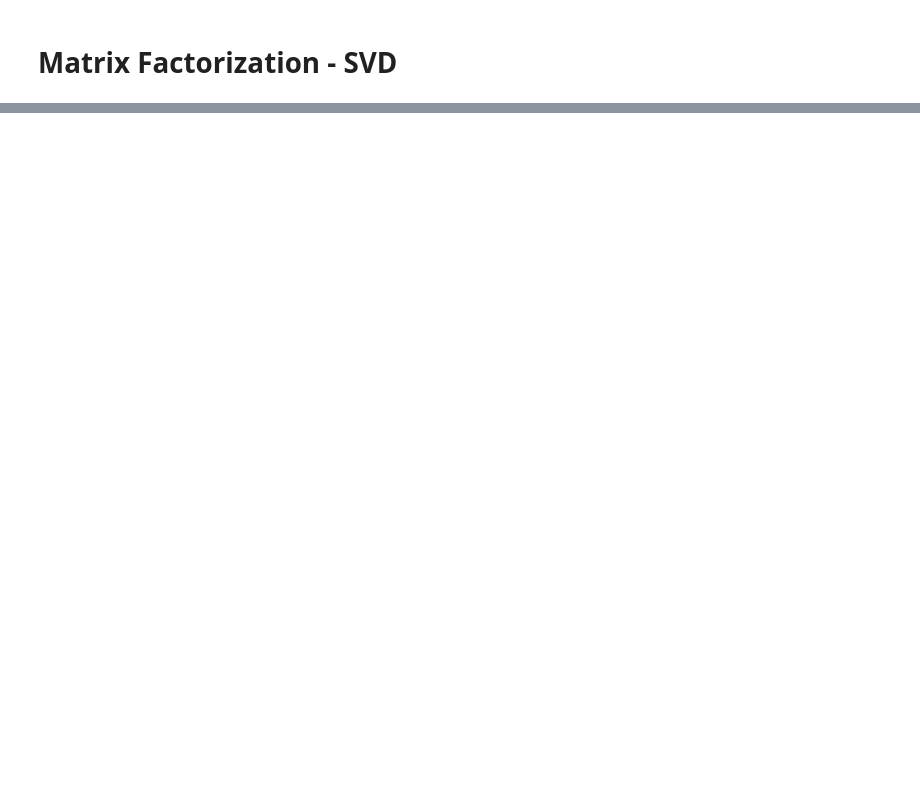
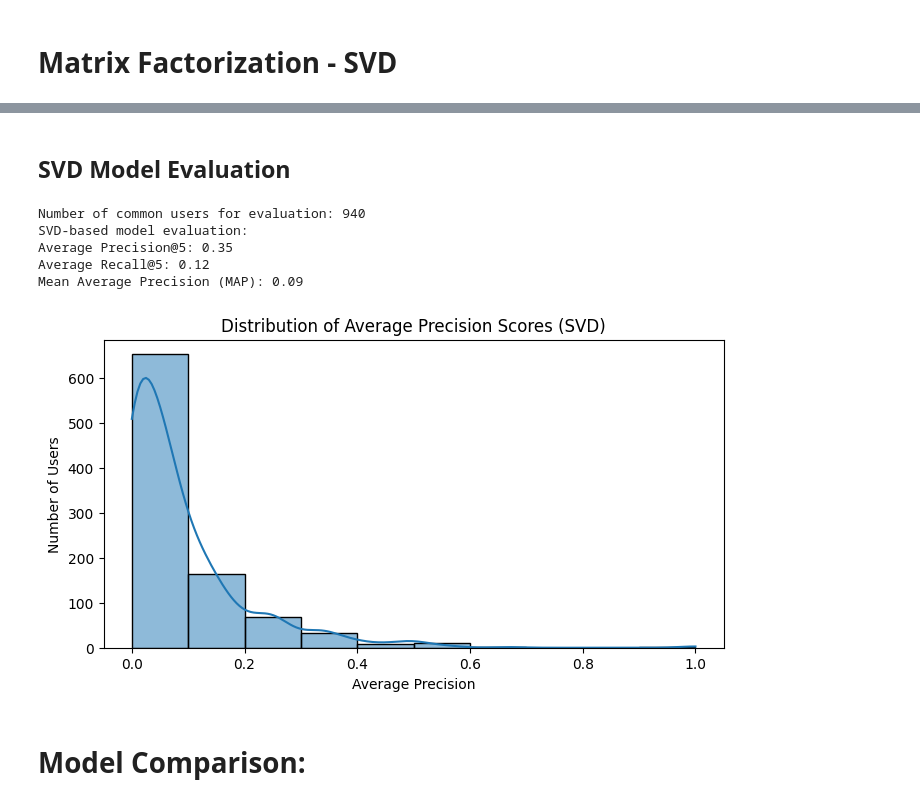
Before and after one commit to itsJonnie/Movie-Recommendation-System, a Jupyter notebook: Movie_Recommendation_System.ipynb, the cells around one changed output, grey strips where cells are left out. Drawn from its saved outputs; the diff is of its cells as text; code cells hidden in the pictures; blank space fills up the shorter version.

```diff
--- a/Movie_Recommendation_System.ipynb
+++ b/Movie_Recommendation_System.ipynb
@@ -600,0 +747,61 @@ from sklearn.decomposition import TruncatedSVD
+# %% [markdown]
+## SVD Model Evaluation
+# %%
+k = 5  # Number of recommendations per user for evaluation
+precision_scores = []
+recall_scores = []
+average_precision_scores = []
+
+def average_precision(recs, ground_truth):
+    if not ground_truth:
+        return 0.0
+    hit_count = 0
+    precision_sum = 0.0
+    for i, movie in enumerate(recs, start=1):
+        if movie in ground_truth:
+            hit_count += 1
+            precision_sum += hit_count / i
+    return precision_sum / len(ground_truth)
+
+# Identify users that are common to both test set and the training matrix
+common_users = set(df_test['userId']).intersection(train_user_movie_matrix.index)
+print("Number of common users for evaluation:", len(common_users))
+
+for user in common_users:
+    ground_truth = set(df_test[df_test['userId'] == user]['title'])
+    recs = recommend_movies_svd(user, predicted_ratings_df, train_user_movie_matrix, num_recommendations=k)
+    if recs:
+        precision = len(set(recs) & ground_truth) / len(recs)
+        recall = len(set(recs) & ground_truth) / len(ground_truth) if ground_truth else 0
+        ap = average_precision(recs, ground_truth)
+        precision_scores.append(precision)
+        recall_scores.append(recall)
+        average_precision_scores.append(ap)
+
+if precision_scores:
+    avg_precision = np.mean(precision_scores)
+    avg_recall = np.mean(recall_scores)
+    MAP = np.mean(average_precision_scores)
+
+    print("SVD-based model evaluation:")
+    print("Average Precision@{}: {:.2f}".format(k, avg_precision))
+    print("Average Recall@{}: {:.2f}".format(k, avg_recall))
+    print("Mean Average Precision (MAP): {:.2f}".format(MAP))
+
+    plt.figure(figsize=(8, 4))
+    sns.histplot(average_precision_scores, bins=10, kde=True)
+    plt.title("Distribution of Average Precision Scores (SVD)")
+    plt.xlabel("Average Precision")
+    plt.ylabel("Number of Users")
+    plt.show()
+else:
+    print("No common users available for evaluation.")
+# %% [output]
+Number of common users for evaluation: 940
+SVD-based model evaluation:
+Average Precision@5: 0.35
+Average Recall@5: 0.12
+Mean Average Precision (MAP): 0.09
+[figure, added]
+# %% [markdown]
+# Model Comparison:
```
Also changed, not shown: parts of 18 cells of this notebook.
